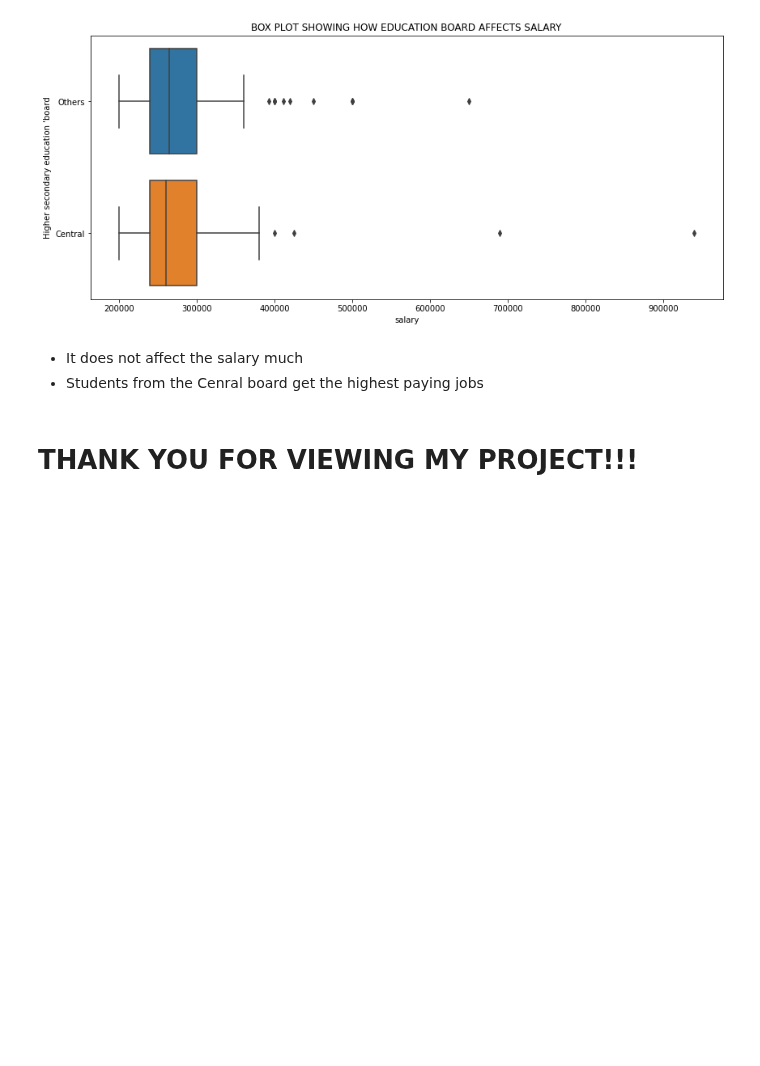
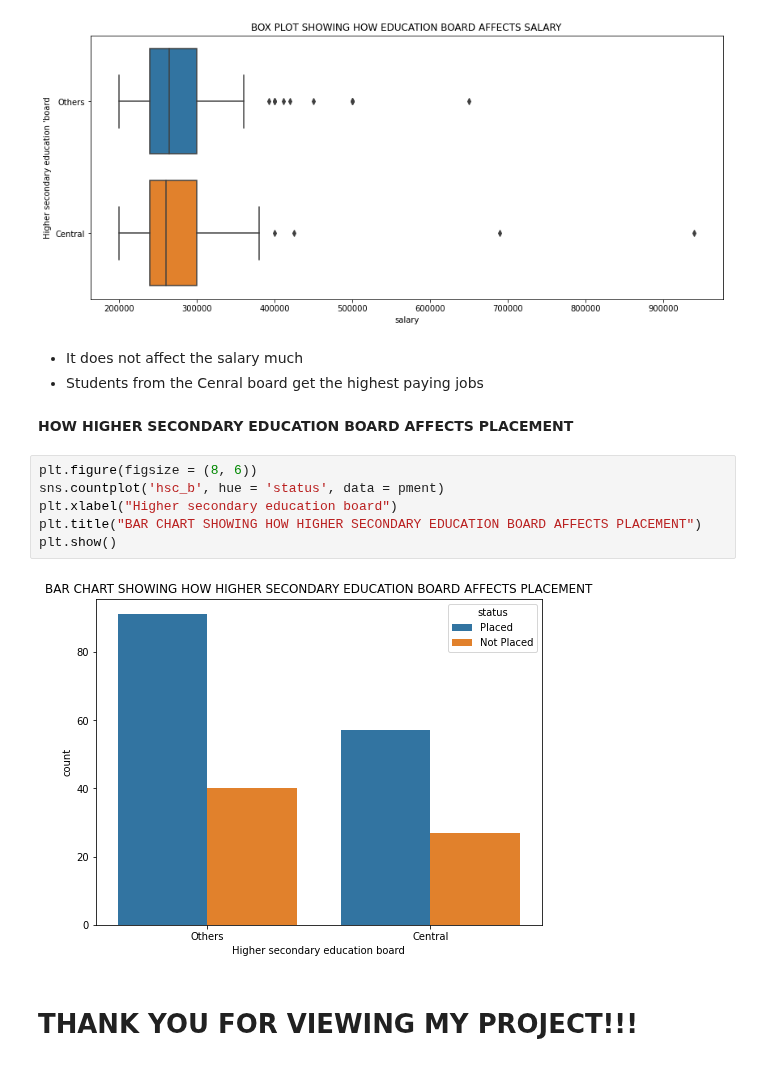
Before and after one commit to devchoplife/Campus-placement, a Jupyter notebook: school_placement.ipynb, the cells around one changed output. Saved outputs shown, nothing was run; the diff lists cells and outputs as text; blank space fills up the shorter version.

```diff
--- a/school_placement.ipynb
+++ b/school_placement.ipynb
@@ -315,5 +315,15 @@ plt.show()
 # %% [markdown]
 * It does not affect the salary much
 * Students from the Cenral board get the highest paying jobs
+# %% [markdown]
+**HOW HIGHER SECONDARY EDUCATION BOARD AFFECTS PLACEMENT**
+# %%
+plt.figure(figsize = (8, 6))
+sns.countplot('hsc_b', hue = 'status', data = pment)
+plt.xlabel("Higher secondary education board")
+plt.title("BAR CHART SHOWING HOW HIGHER SECONDARY EDUCATION BOARD AFFECTS PLACEMENT")
+plt.show()
+# %% [output]
+[figure, added]
 # %% [markdown]
 # **THANK YOU FOR VIEWING MY PROJECT!!!**
```
